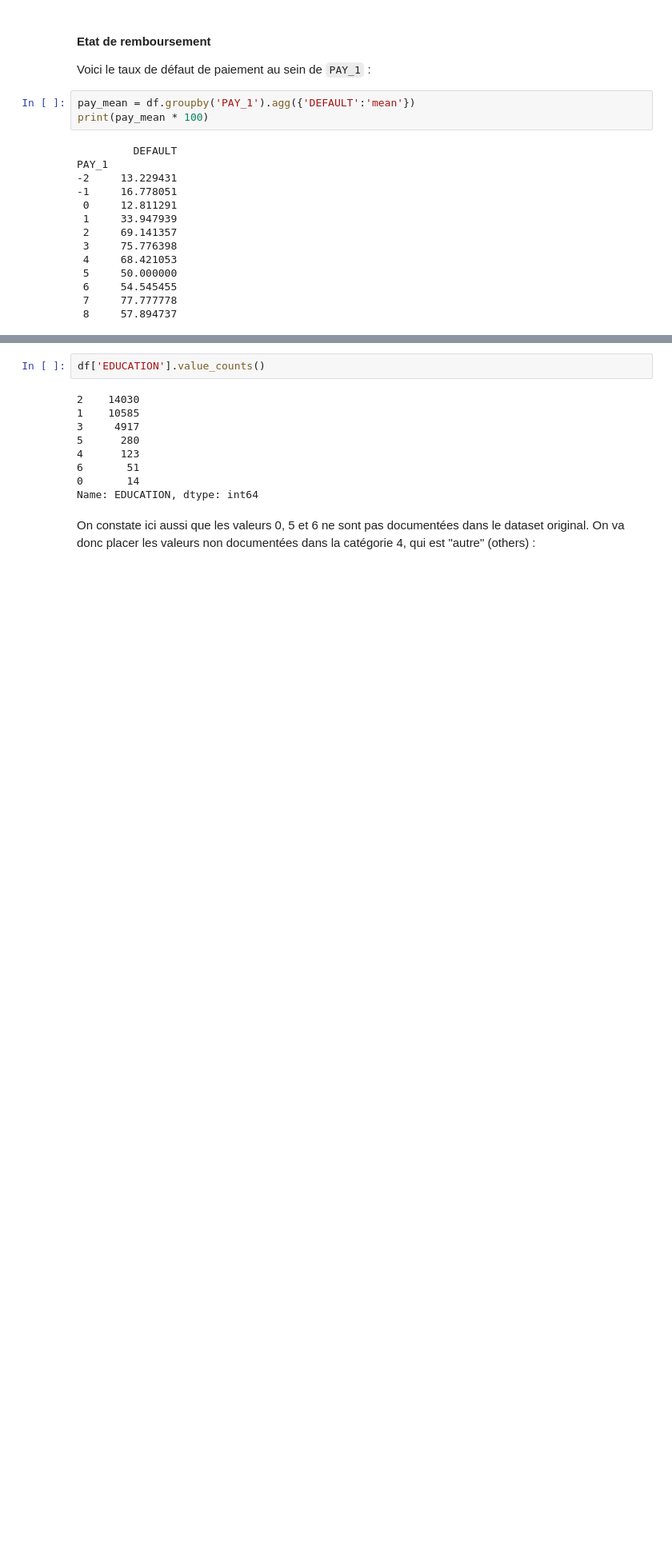
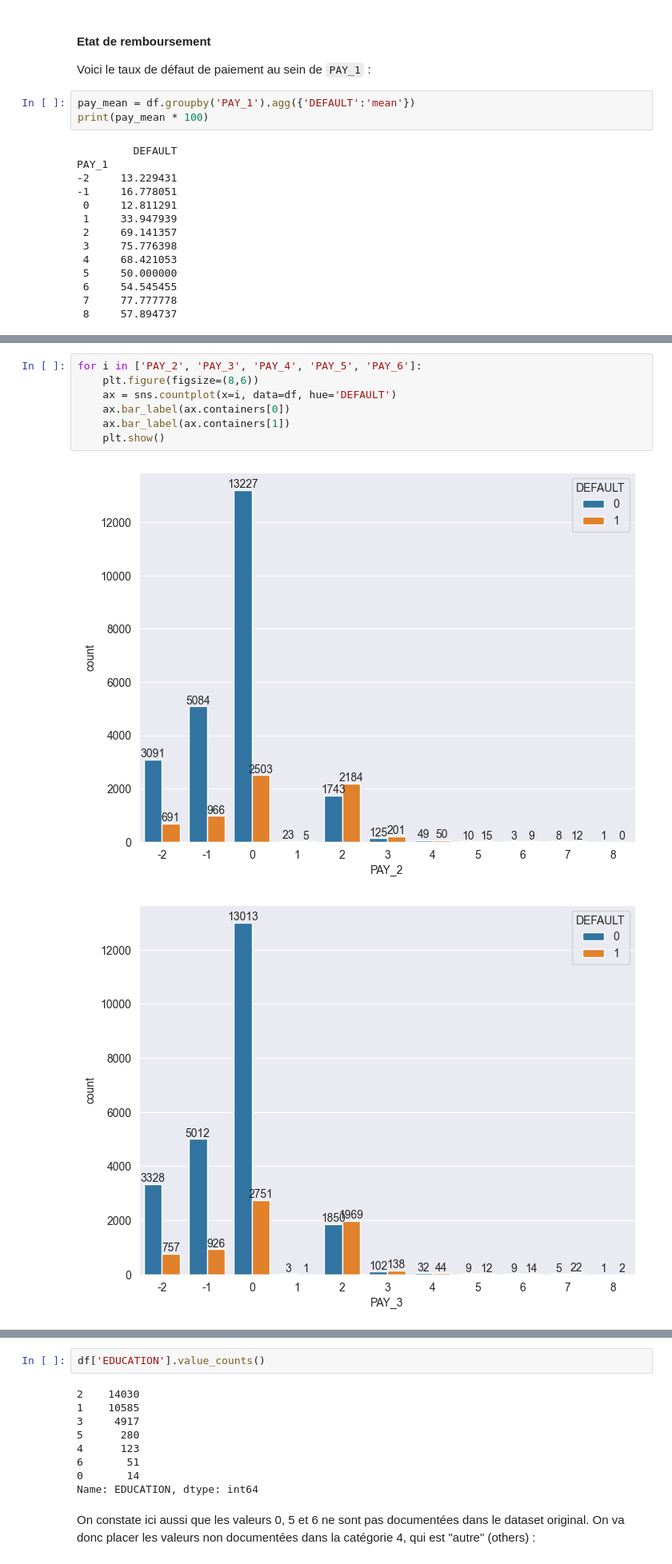
Before and after one commit to Alhern/defaults_prediction, a Jupyter notebook: credit_default.ipynb, the cells around one changed output, grey strips where cells are left out. Shown at 80% size. Saved outputs shown, nothing was run; the diff lists cells and outputs as text; blank space fills up the shorter version.

```diff
--- a/credit_default.ipynb
+++ b/credit_default.ipynb
@@ -276,0 +278,10 @@ Regardons maintenant l'éducation des clients :
+# %%
+for i in ['PAY_2', 'PAY_3', 'PAY_4', 'PAY_5', 'PAY_6']:
+    plt.figure(figsize=(8,6))
+    ax = sns.countplot(x=i, data=df, hue='DEFAULT')
+    ax.bar_label(ax.containers[0])
+    ax.bar_label(ax.containers[1])
+    plt.show()
+# %% [output]
+[figure, added]
+[figure, added]
```
Also changed, not shown: parts of 14 cells of this notebook.
